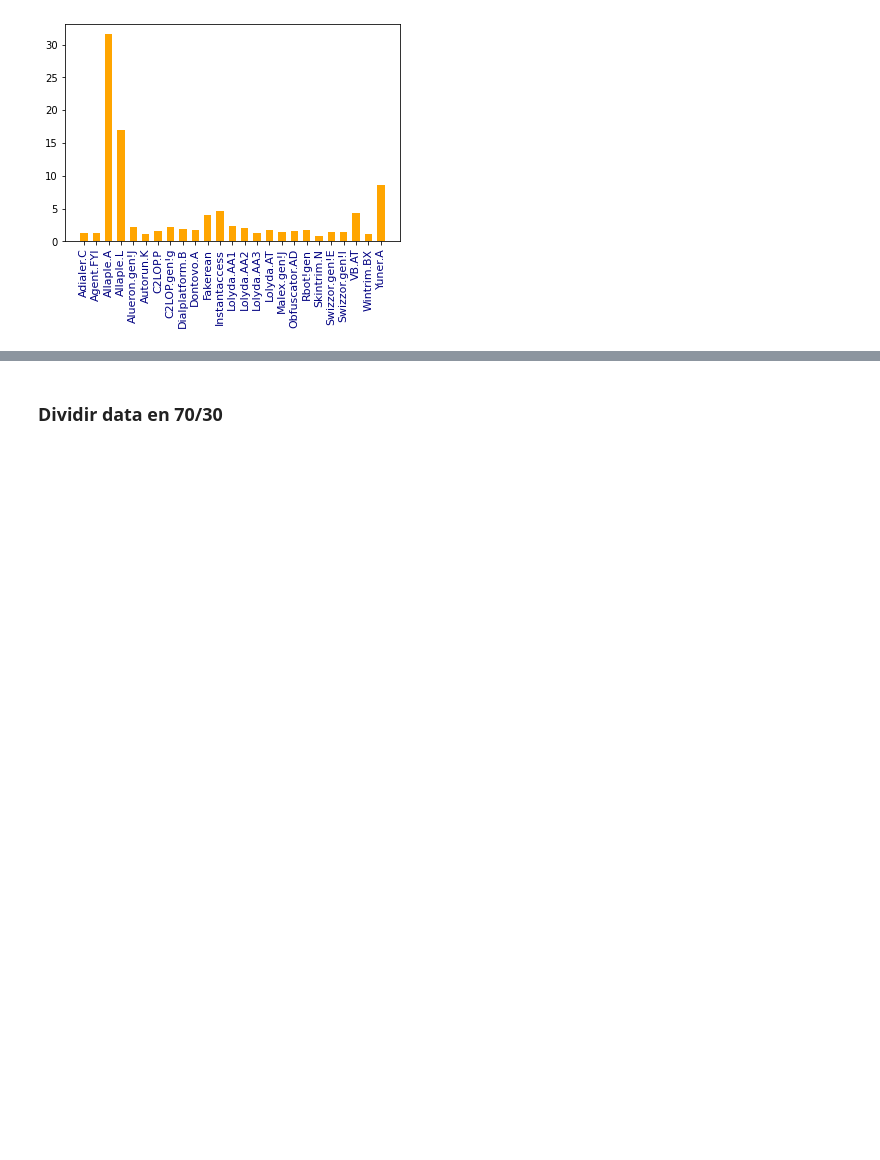
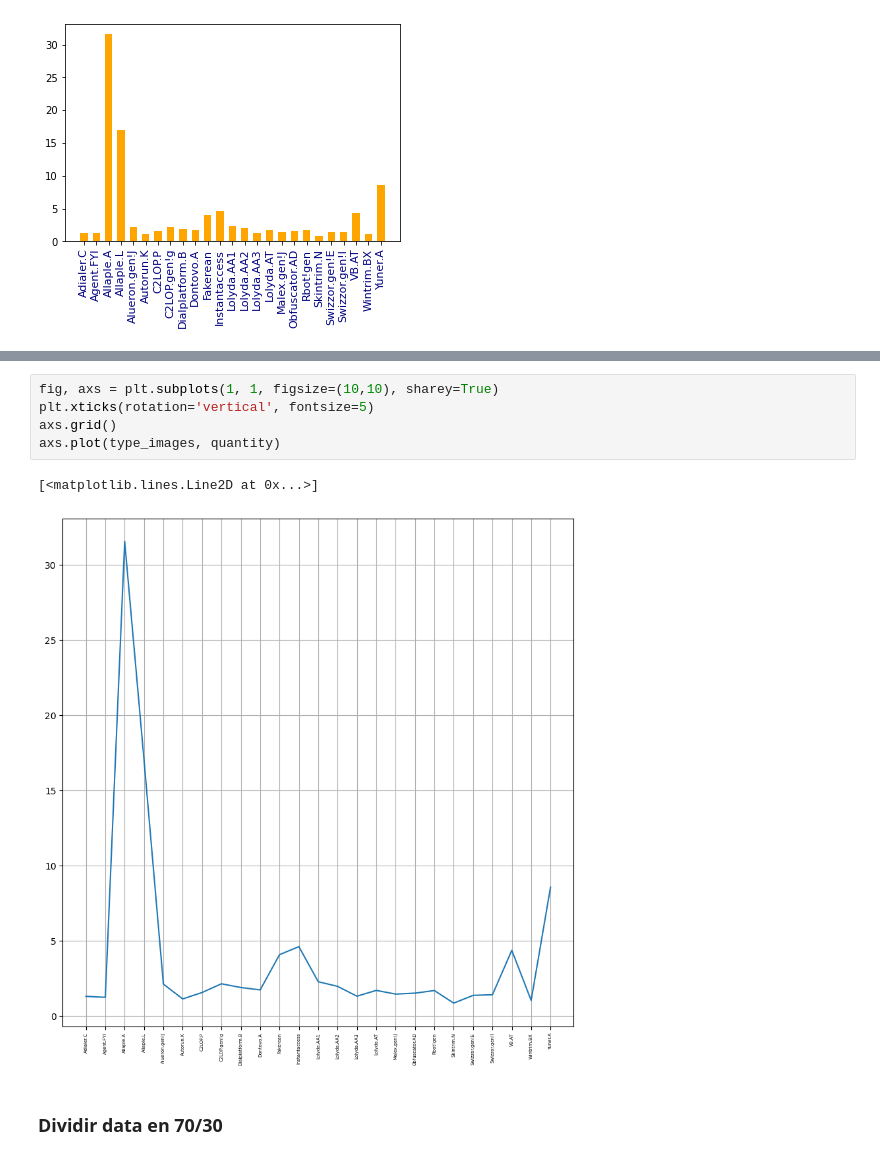
Before and after one commit to saritazavala/Lab07-SDS, a Jupyter notebook: LAB7FINAL.ipynb, the cells around one changed output, grey strips where cells are left out. Cells and saved outputs as stored; diff of their text form; blank space fills up the shorter version.

```diff
--- a/LAB7FINAL.ipynb
+++ b/LAB7FINAL.ipynb
@@ -154,3 +171,11 @@ plt.bar(type_images,quantity,color='orange',width=0.6)
+# %%
+fig, axs = plt.subplots(1, 1, figsize=(10,10), sharey=True)
+plt.xticks(rotation='vertical', fontsize=5)
+axs.grid()
+axs.plot(type_images, quantity)
+# %% [output]
+[<matplotlib.lines.Line2D at 0x...>]
+[figure, added]
 # %% [markdown]
 ### Dividir data en 70/30
 # %%
```
Also changed, not shown: parts of 14 cells of this notebook.
